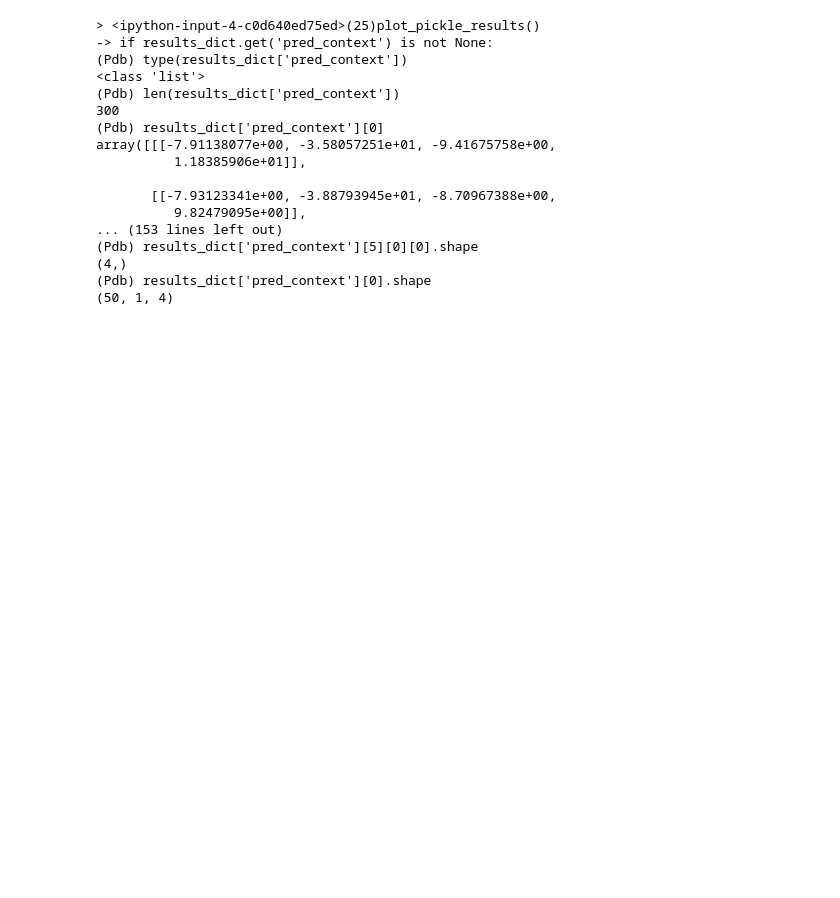
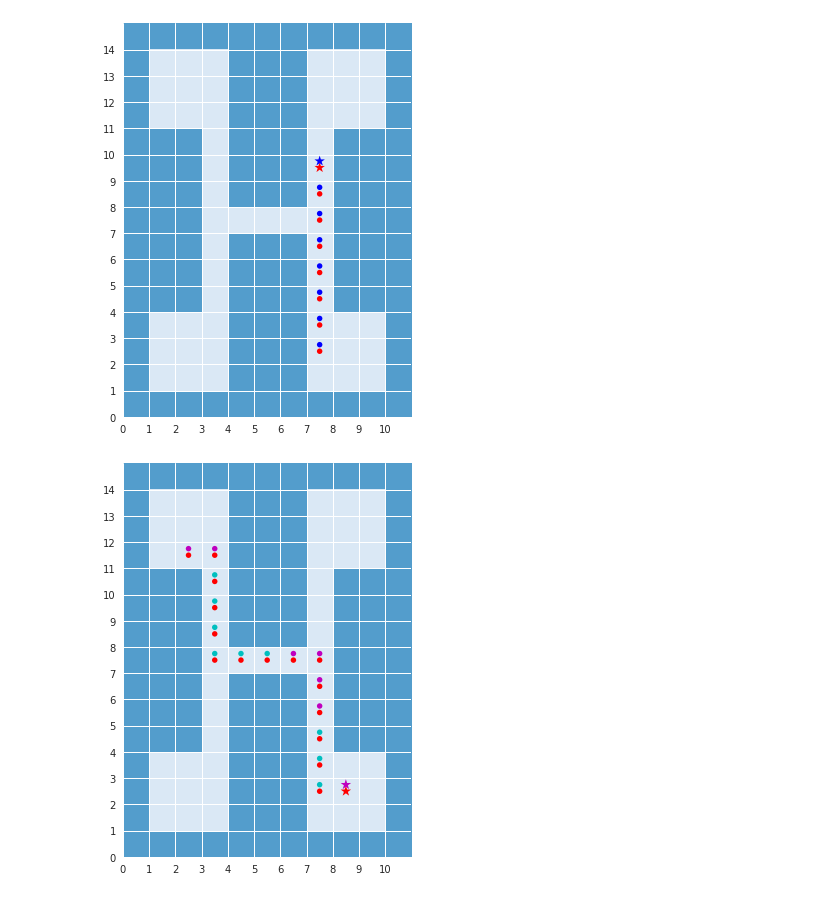
Before and after one commit to sharma-arjun/DirectedInfo-GAIL, a Jupyter notebook: IL/plots/plot_room_trajectories.ipynb, the cells around one changed output. Saved outputs shown, nothing was run; the diff lists cells and outputs as text; code cells hidden in the pictures; blank space fills up the shorter version.

Commit message:
added in vae and plots, functions to plot per context behaviour

```diff
--- a/IL/plots/plot_room_trajectories.ipynb
+++ b/IL/plots/plot_room_trajectories.ipynb
@@ -111,7 +111,7 @@ def plot_trajectory(traj_data, grid_size,
     # Get context colors
     if pred_context_discrete and len(pred_context) > 0:
         num_discrete = len(pred_context[0])
-        context_colors = ['g', 'b', 'c', 'm', 'y', 'b']
+        context_colors = ['g', 'b', 'c', 'm', 'y', 'b', 'k', 'w']
     else:
         context_colors = ['g']
 
@@ -138,9 +138,16 @@ def plot_trajectory(traj_data, grid_size,
     fig.show()
 
 def softmax(x):
-    new_x = x - np.max(x,axis=1)[:, np.newaxis]
-    denom = np.sum(np.exp(new_x), axis = 1)[:, np.newaxis]
-    return np.exp(new_x)/denom
+    if len(x.shape) == 2:
+        new_x = x - np.max(x,axis=1)[:, np.newaxis]
+        denom = np.sum(np.exp(new_x), axis = 1)[:, np.newaxis]
+        return np.exp(new_x)/denom
+    elif len(x.shape) == 1:
+        new_x = x - np.max(x)
+        denom = np.sum(np.exp(new_x))
+        return np.exp(new_x) / denom
+    else:
+        raise ValueError("incorrect softmax input")
 # %%
 def get_all_trajectory_from_sequence(states):
     states_int = states.astype(int)
@@ -206,7 +213,7 @@ def plot_expert_trajectories_from_h5(expert_h5_path,
             if i >= num_traj_to_plot:
                 break
 
-obstacles, rooms = create_obstacles(11, 15, env_name='room',
+obstacles, rooms, _ = create_obstacles(11, 15, env_name='room',
                                     room_size=3)
 # plot_expert_trajectories_from_h5('../h5_trajs/room_trajs/',
 #                                  num_traj_to_plot=0,
@@ -214,7 +221,7 @@ obstacles, rooms = create_obstacles(11, 15, env_name='room',
 #                                  rooms=rooms,
 #                                  )
 # %%
-results_file = '../results/vae/room_traj/discrete/lr_001_discrete_vae_context_4/results_cp_500.pkl'
+results_file = '../results/room_trajs/centre_only_temp_1_0.1_context_4/results/results_cp_1000.pkl'
 discrete_context = True
 
 def plot_pickle_results(results_pkl_path, obstacles, rooms,
@@ -242,47 +249,32 @@ def plot_pickle_results(results_pkl_path, obstacles, rooms,
 
                 for j in range(traj_len):
                     x_true = (results_dict['true_traj_state'][traj_idx][goal_start_idx + j, 0, :]).tolist()
                     x_pred = (results_dict['pred_traj_state'][traj_idx][goal_start_idx + j, 0, :]).tolist()
                     true_traj.append(x_true)
                     pred_traj.append(x_pred)
                     if results_dict.get('pred_context') is not None:
                         if discrete_context:
                             pred_context = softmax(
                                 results_dict['pred_context'][traj_idx][goal_start_idx+j, 0, :]
                             )
                         else:
                             pred_context = results_dict['pred_context'][traj_idx][goal_start_idx+j, 0, :]
                         pred_context_list.append(pred_context)
 
                 # Plot trajectory
                 plot_trajectory(np.array(true_traj),
                                 (15, 11),
                                 pred_traj_data=np.array(pred_traj),
                                 color_map=sns.color_palette("Blues_r"),
                                 figsize=(6, 6),
                                 obstacles=obstacles,
                                 rooms=rooms,
                                 pred_context=pred_context_list,
                                 pred_context_discrete=discrete_context,
                                )
                 num_plot_traj += 1
 
 plot_pickle_results(results_file, obstacles, rooms, num_traj_to_plot=10)
 # %% [output]
-> <ipython-input-4-c0d640ed75ed>(25)plot_pickle_results()
--> if results_dict.get('pred_context') is not None:
-(Pdb) type(results_dict['pred_context'])
-<class 'list'>
-(Pdb) len(results_dict['pred_context'])
-300
-(Pdb) results_dict['pred_context'][0]
-array([[[-7.91138077e+00, -3.58057251e+01, -9.41675758e+00,
-          1.18385906e+01]],
-
-       [[-7.93123341e+00, -3.88793945e+01, -8.70967388e+00,
-          9.82479095e+00]],
-... (153 lines left out)
-(Pdb) results_dict['pred_context'][5][0][0].shape
-(4,)
-(Pdb) results_dict['pred_context'][0].shape
-(50, 1, 4)
+[figure, added]
+[figure, added]
```
Also changed, not shown: parts of 2 cells of this notebook, 4 other files.
